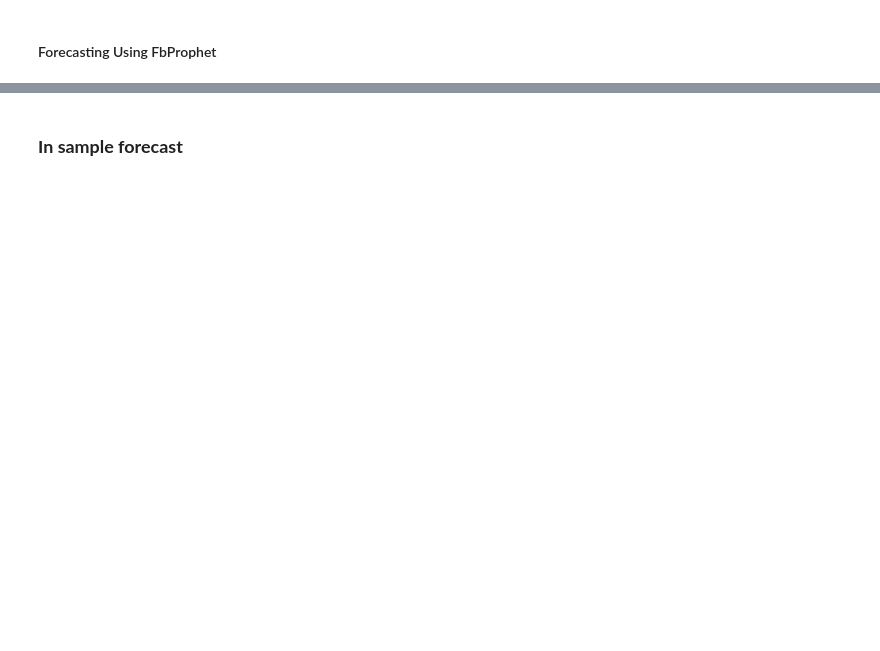
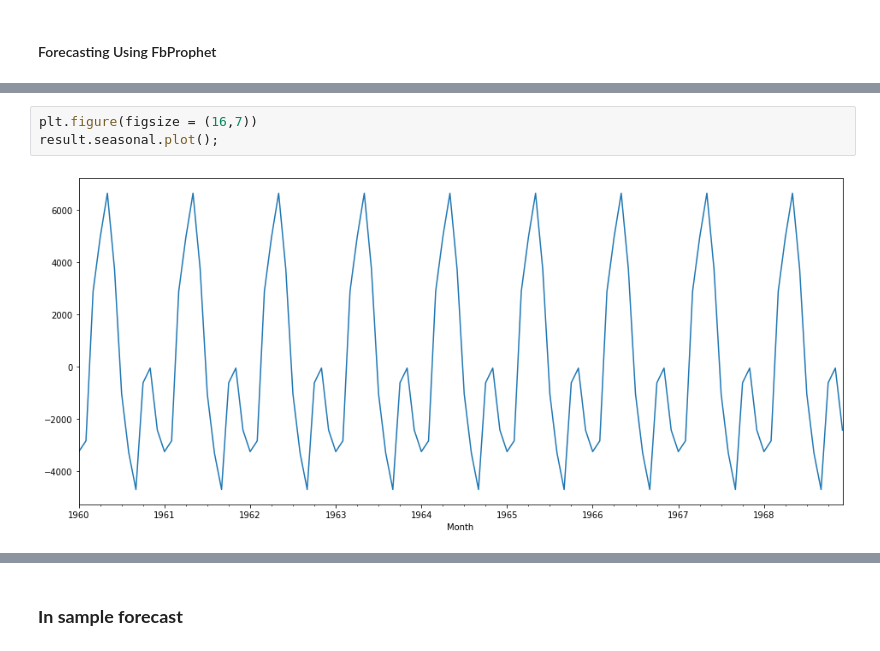
Before and after one commit to pongsrue/Automated_Tools-, a Jupyter notebook: Module3_2.ipynb, the cells around one changed output, grey strips where cells are left out. Saved outputs shown, nothing was run; the diff lists cells and outputs as text; blank space fills up the shorter version.

```diff
--- a/Module3_2.ipynb
+++ b/Module3_2.ipynb
@@ -43,0 +84,5 @@ print(df)
+# %%
+plt.figure(figsize = (16,7))
+result.seasonal.plot();
+# %% [output]
+[figure, added]
```
Also changed, not shown: parts of 23 cells of this notebook.
